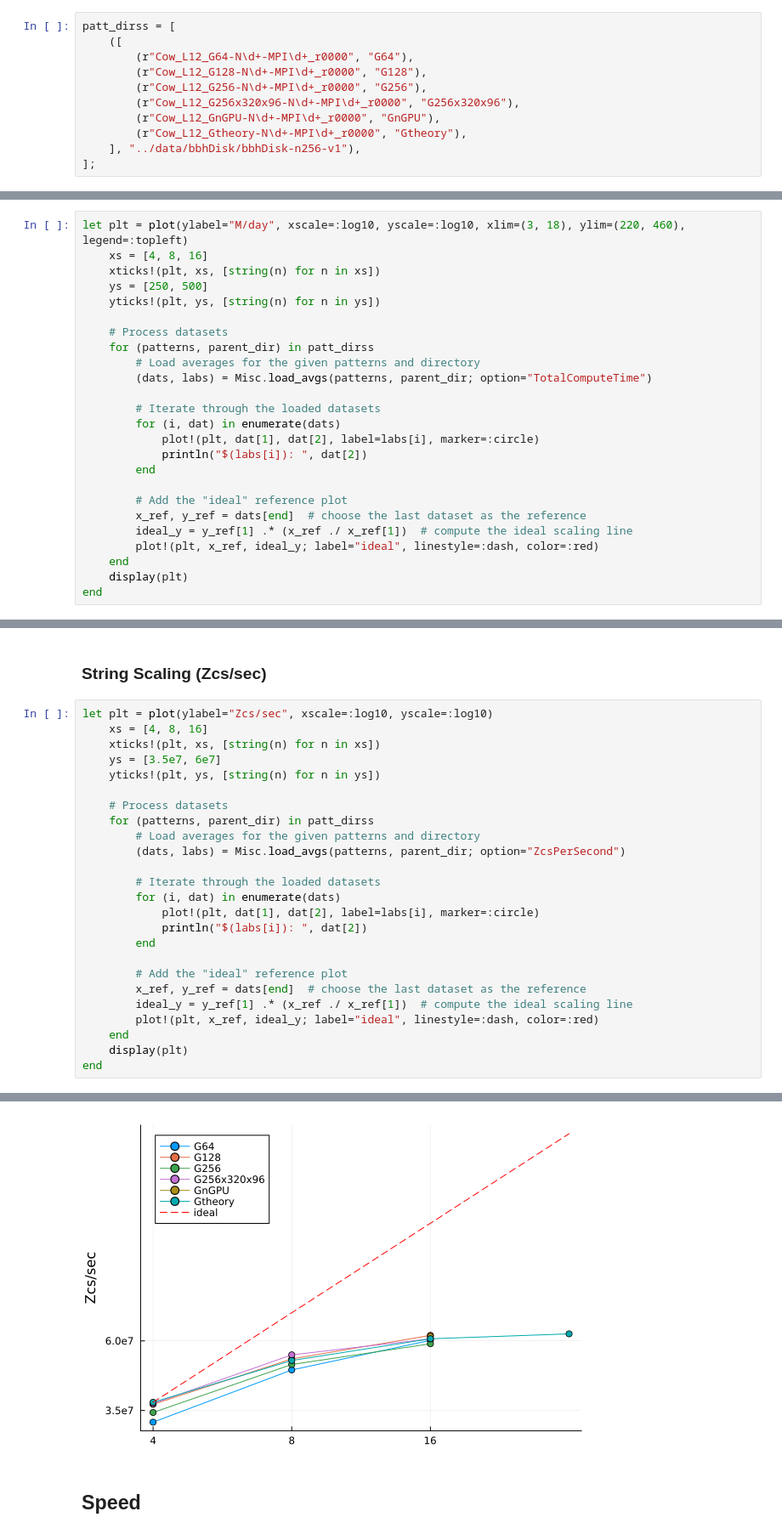
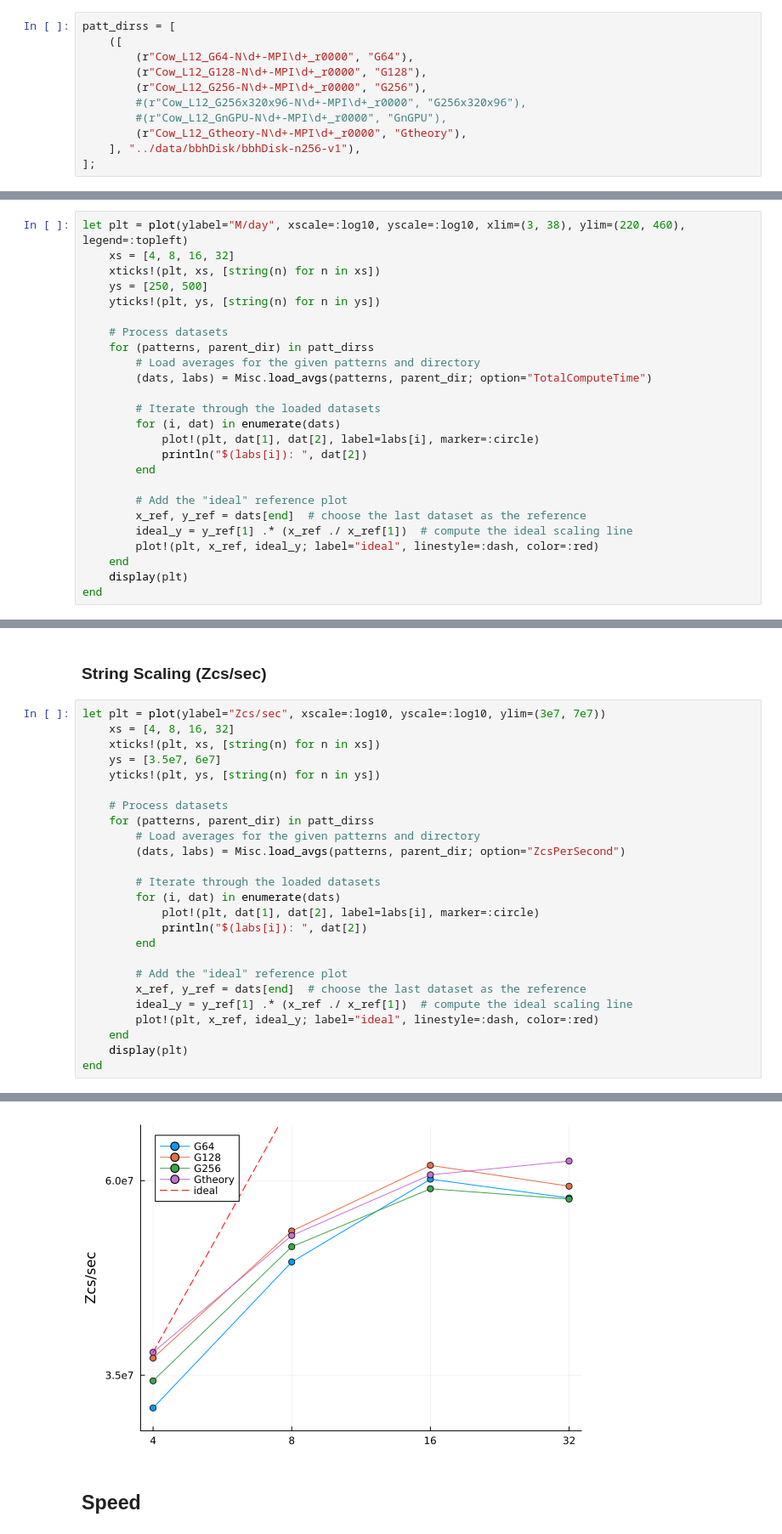
Before and after one commit to lwJi/ETK-Scaling-Tests, a Jupyter notebook: vista/ipynb/bbhDisk-Cowling.ipynb, the cells around one changed output, grey strips where cells are left out. Shown at 85% size. Cells and saved outputs as stored; diff of their text form.

```diff
--- a/vista/ipynb/bbhDisk-Cowling.ipynb
+++ b/vista/ipynb/bbhDisk-Cowling.ipynb
@@ -13,16 +13,16 @@ patt_dirss = [
         (r"Cow_L12_G64-N\d+-MPI\d+_r0000", "G64"),
         (r"Cow_L12_G128-N\d+-MPI\d+_r0000", "G128"),
         (r"Cow_L12_G256-N\d+-MPI\d+_r0000", "G256"),
-        (r"Cow_L12_G256x320x96-N\d+-MPI\d+_r0000", "G256x320x96"),
-        (r"Cow_L12_GnGPU-N\d+-MPI\d+_r0000", "GnGPU"),
+        #(r"Cow_L12_G256x320x96-N\d+-MPI\d+_r0000", "G256x320x96"),
+        #(r"Cow_L12_GnGPU-N\d+-MPI\d+_r0000", "GnGPU"),
         (r"Cow_L12_Gtheory-N\d+-MPI\d+_r0000", "Gtheory"),
     ], "../data/bbhDisk/bbhDisk-n256-v1"),
 ];
 # %% [markdown]
 ### Strong Scaling (M/day)
 # %%
-let plt = plot(ylabel="M/day", xscale=:log10, yscale=:log10, xlim=(3, 18), ylim=(220, 460), legend=:topleft)
-    xs = [4, 8, 16]
+let plt = plot(ylabel="M/day", xscale=:log10, yscale=:log10, xlim=(3, 38), ylim=(220, 460), legend=:topleft)
+    xs = [4, 8, 16, 32]
     xticks!(plt, xs, [string(n) for n in xs])
     ys = [250, 500]
     yticks!(plt, ys, [string(n) for n in ys])
@@ -56,8 +54,8 @@ Gtheory: [268.841604886095, 371.20334812115226, 440.344847360272, 456.6775090746
 # %% [markdown]
 ### String Scaling (Zcs/sec)
 # %%
-let plt = plot(ylabel="Zcs/sec", xscale=:log10, yscale=:log10)
-    xs = [4, 8, 16]
+let plt = plot(ylabel="Zcs/sec", xscale=:log10, yscale=:log10, ylim=(3e7, 7e7))
+    xs = [4, 8, 16, 32]
     xticks!(plt, xs, [string(n) for n in xs])
     ys = [3.5e7, 6e7]
     yticks!(plt, ys, [string(n) for n in ys])
@@ -89,5 +85,5 @@ GnGPU: [6.215188125e7]
 Gtheory: [3.72947875e7, 5.154395e7, 6.098025e7, 6.3349903125e7]
-[figure, old version]
+[figure, new version]
 # %% [markdown]
 ## Speed
 # %%
```
Also changed, not shown: parts of 2 cells of this notebook.
